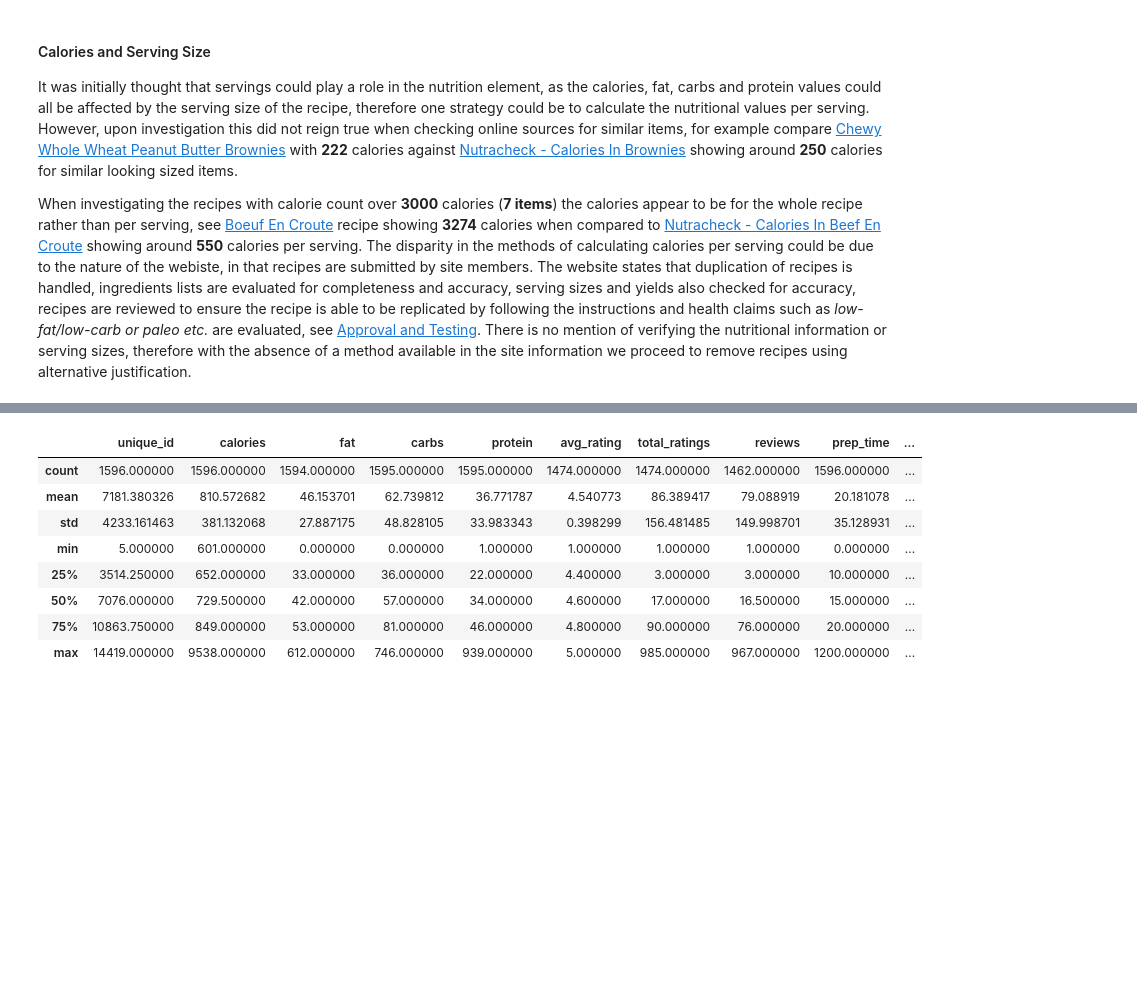
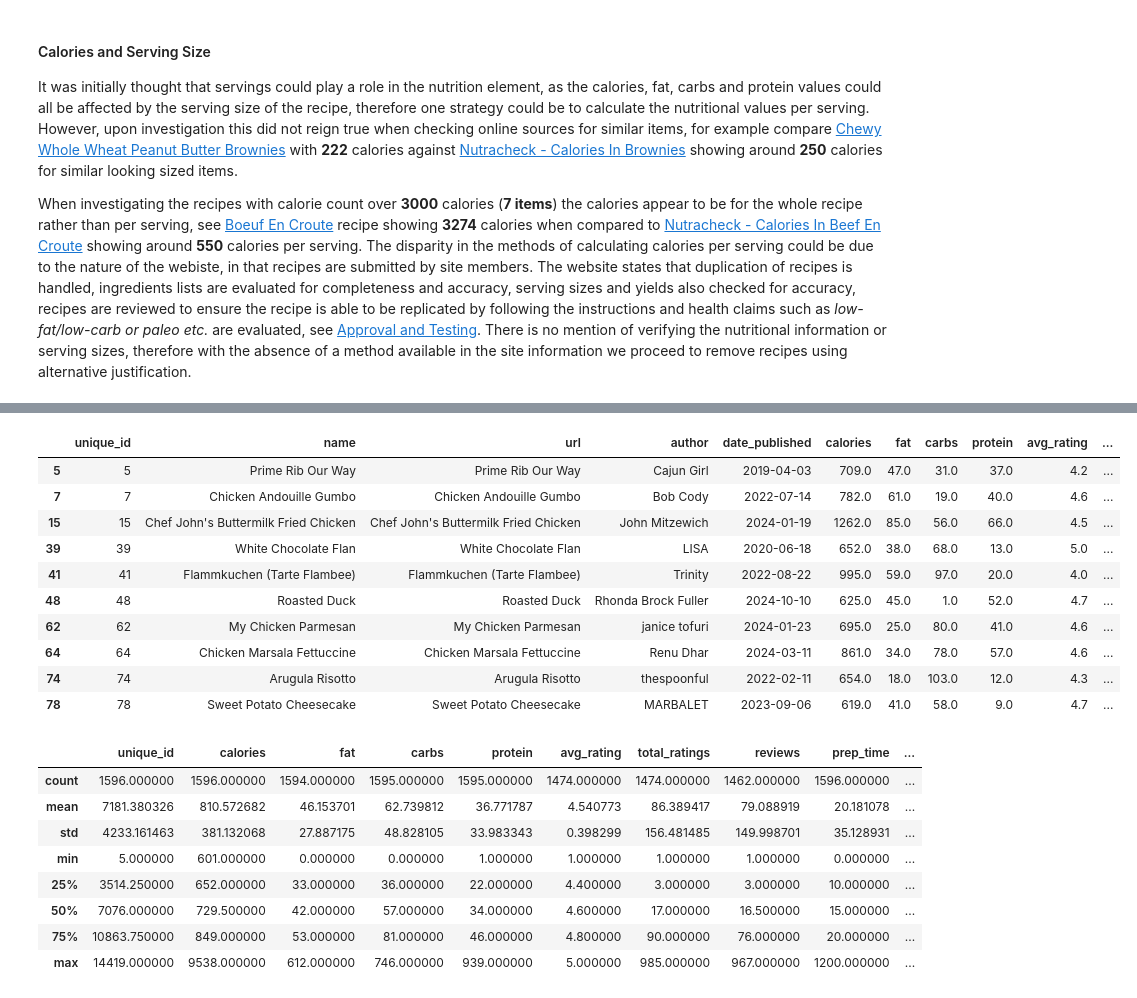
Before and after one commit to BP0323904/dspp, a Jupyter notebook: Allrecipes/Notebooks/Allrecipes_EDA_and_Cleansing.ipynb, the cells around one changed output, grey strips where cells are left out. Saved outputs shown, nothing was run; the diff lists cells and outputs as text; code cells hidden in the pictures; blank space fills up the shorter version.

```diff
--- a/Allrecipes/Notebooks/Allrecipes_EDA_and_Cleansing.ipynb
+++ b/Allrecipes/Notebooks/Allrecipes_EDA_and_Cleansing.ipynb
@@ -190,5 +190,5 @@ df_high_cals
 # Drop columns to shorten the table
 df_high_cals = df_high_cals.drop('ingredients', axis=1)
 # Then tell pandas to render HTML to display the clickable links.
-HTML(df_high_cals.to_html(escape=False))
+HTML(df_high_cals.head(10).to_html(escape=False))
 # %% [output]
@@ -196,3 +195,14 @@ HTML(df_high_cals.to_html(escape=False))
+|  | unique_id | name | url | author | date_published | calories | fat | carbs | protein | avg_rating | ... |
+| 5 | 5 | Prime Rib Our Way | Prime Rib Our Way | Cajun Girl | 2019-04-03 | 709.0 | 47.0 | 31.0 | 37.0 | 4.2 | ... |
+| 7 | 7 | Chicken Andouille Gumbo | Chicken Andouille Gumbo | Bob Cody | 2022-07-14 | 782.0 | 61.0 | 19.0 | 40.0 | 4.6 | ... |
+| 15 | 15 | Chef John's Buttermilk Fried Chicken | Chef John's Buttermilk Fried Chicken | John Mitzewich | 2024-01-19 | 1262.0 | 85.0 | 56.0 | 66.0 | 4.5 | ... |
+| 39 | 39 | White Chocolate Flan | White Chocolate Flan | LISA | 2020-06-18 | 652.0 | 38.0 | 68.0 | 13.0 | 5.0 | ... |
+| 41 | 41 | Flammkuchen (Tarte Flambee) | Flammkuchen (Tarte Flambee) | Trinity | 2022-08-22 | 995.0 | 59.0 | 97.0 | 20.0 | 4.0 | ... |
+| 48 | 48 | Roasted Duck | Roasted Duck | Rhonda Brock Fuller | 2024-10-10 | 625.0 | 45.0 | 1.0 | 52.0 | 4.7 | ... |
+| 62 | 62 | My Chicken Parmesan | My Chicken Parmesan | janice tofuri | 2024-01-23 | 695.0 | 25.0 | 80.0 | 41.0 | 4.6 | ... |
+| 64 | 64 | Chicken Marsala Fettuccine | Chicken Marsala Fettuccine | Renu Dhar | 2024-03-11 | 861.0 | 34.0 | 78.0 | 57.0 | 4.6 | ... |
+| 74 | 74 | Arugula Risotto | Arugula Risotto | thespoonful | 2022-02-11 | 654.0 | 18.0 | 103.0 | 12.0 | 4.3 | ... |
+| 78 | 78 | Sweet Potato Cheesecake | Sweet Potato Cheesecake | MARBALET | 2023-09-06 | 619.0 | 41.0 | 58.0 | 9.0 | 4.7 | ... |
 # %%
 df_high_cals.describe()
 # %% [output]
```
Also changed, not shown: parts of 18 cells of this notebook.
